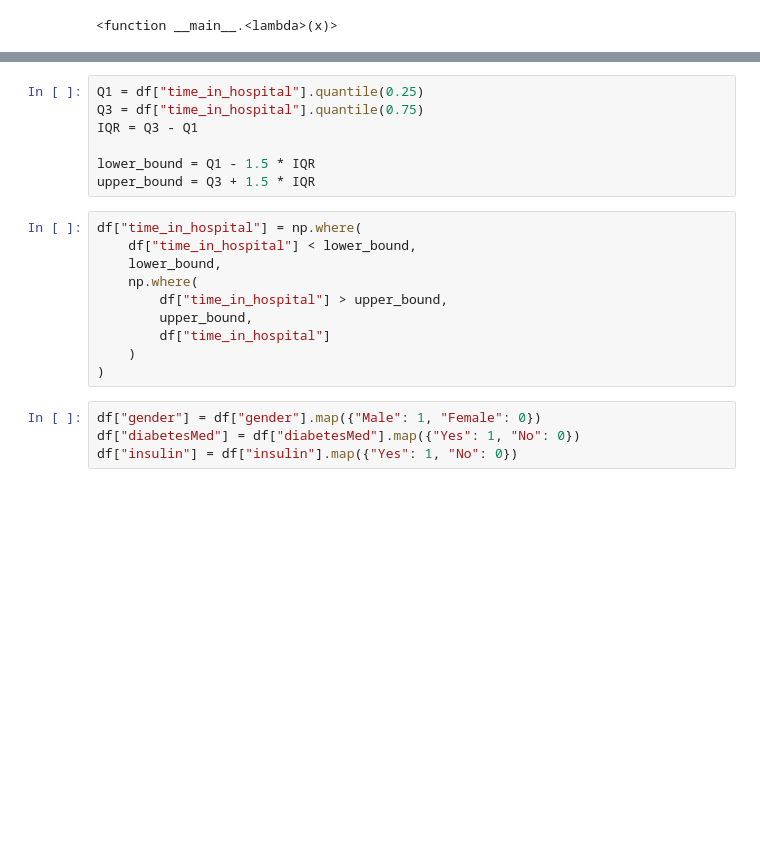
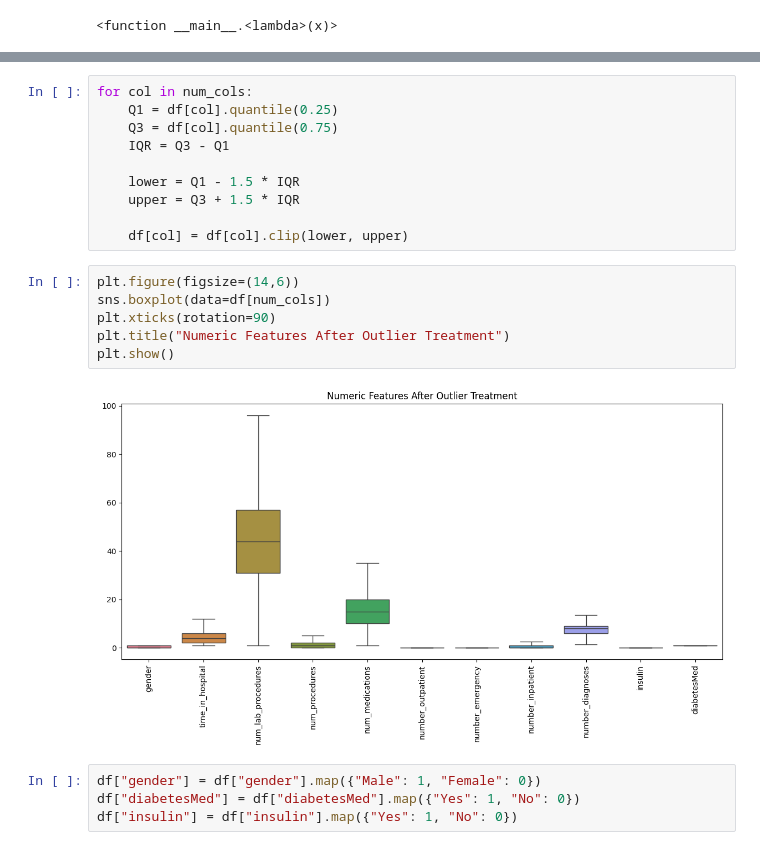
Before and after one commit to guru16-02/TEAM-17-24ADI204, a Jupyter notebook: dsv.ipynb, the cells around one changed output, grey strips where cells are left out. Cells and saved outputs as stored; diff of their text form; blank space fills up the shorter version.

```diff
--- a/dsv.ipynb
+++ b/dsv.ipynb
@@ -149,20 +157,21 @@ plt.show()
 # %%
-Q1 = df["time_in_hospital"].quantile(0.25)
-Q3 = df["time_in_hospital"].quantile(0.75)
-IQR = Q3 - Q1
+for col in num_cols:
+    Q1 = df[col].quantile(0.25)
+    Q3 = df[col].quantile(0.75)
+    IQR = Q3 - Q1
 
-lower_bound = Q1 - 1.5 * IQR
-upper_bound = Q3 + 1.5 * IQR
+    lower = Q1 - 1.5 * IQR
+    upper = Q3 + 1.5 * IQR
+
+    df[col] = df[col].clip(lower, upper)
-# %%
-df["time_in_hospital"] = np.where(
-    df["time_in_hospital"] < lower_bound,
-    lower_bound,
-    np.where(
-        df["time_in_hospital"] > upper_bound,
-        upper_bound,
-        df["time_in_hospital"]
-    )
-)
+# %%
+plt.figure(figsize=(14,6))
+sns.boxplot(data=df[num_cols])
+plt.xticks(rotation=90)
+plt.title("Numeric Features After Outlier Treatment")
+plt.show()
+# %% [output]
+[figure, added]
 # %%
 df["gender"] = df["gender"].map({"Male": 1, "Female": 0})
 df["diabetesMed"] = df["diabetesMed"].map({"Yes": 1, "No": 0})
```
Also changed, not shown: parts of 7 cells of this notebook.
